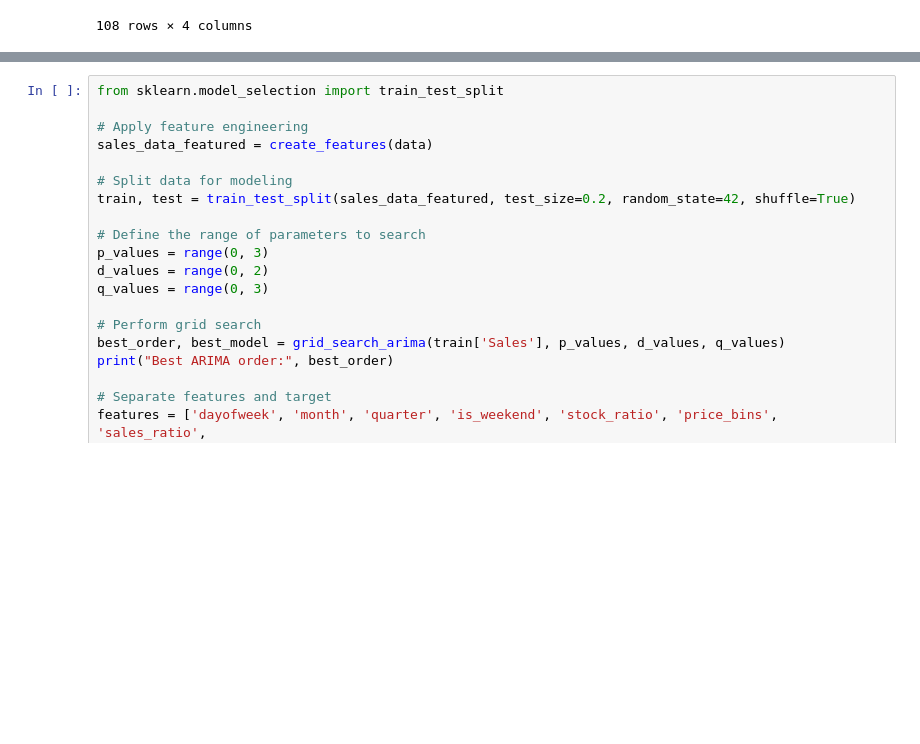
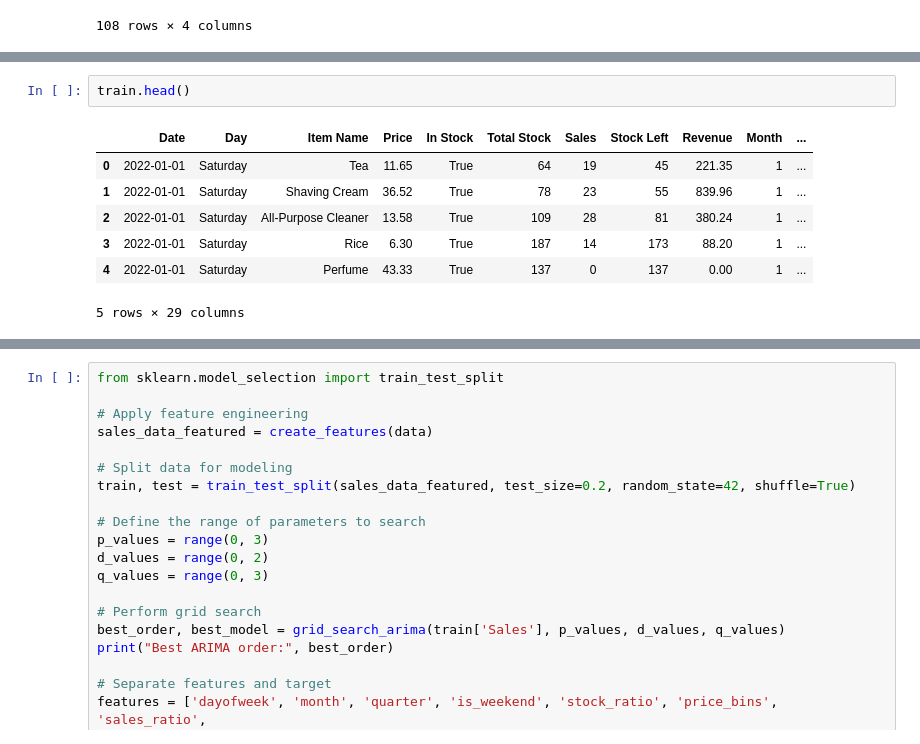
Before and after one commit to Rojal123245/Sales_micro, a Jupyter notebook: model.ipynb, the cells around one changed output, grey strips where cells are left out. Saved outputs shown, nothing was run; the diff lists cells and outputs as text; blank space fills up the shorter version.

```diff
--- a/model.ipynb
+++ b/model.ipynb
@@ -450,0 +388,10 @@ RMSE with features: 6.44
+# %%
+train.head()
+# %% [output]
+|  | Date | Day | Item Name | Price | In Stock | Total Stock | Sales | Stock Left | Revenue | Month | ... |
+| 0 | 2022-01-01 | Saturday | Tea | 11.65 | True | 64 | 19 | 45 | 221.35 | 1 | ... |
+| 1 | 2022-01-01 | Saturday | Shaving Cream | 36.52 | True | 78 | 23 | 55 | 839.96 | 1 | ... |
+| 2 | 2022-01-01 | Saturday | All-Purpose Cleaner | 13.58 | True | 109 | 28 | 81 | 380.24 | 1 | ... |
+| 3 | 2022-01-01 | Saturday | Rice | 6.30 | True | 187 | 14 | 173 | 88.20 | 1 | ... |
+| 4 | 2022-01-01 | Saturday | Perfume | 43.33 | True | 137 | 0 | 137 | 0.00 | 1 | ... |
+5 rows × 29 columns
```
Also changed, not shown: parts of 14 cells of this notebook, 6 other files.
